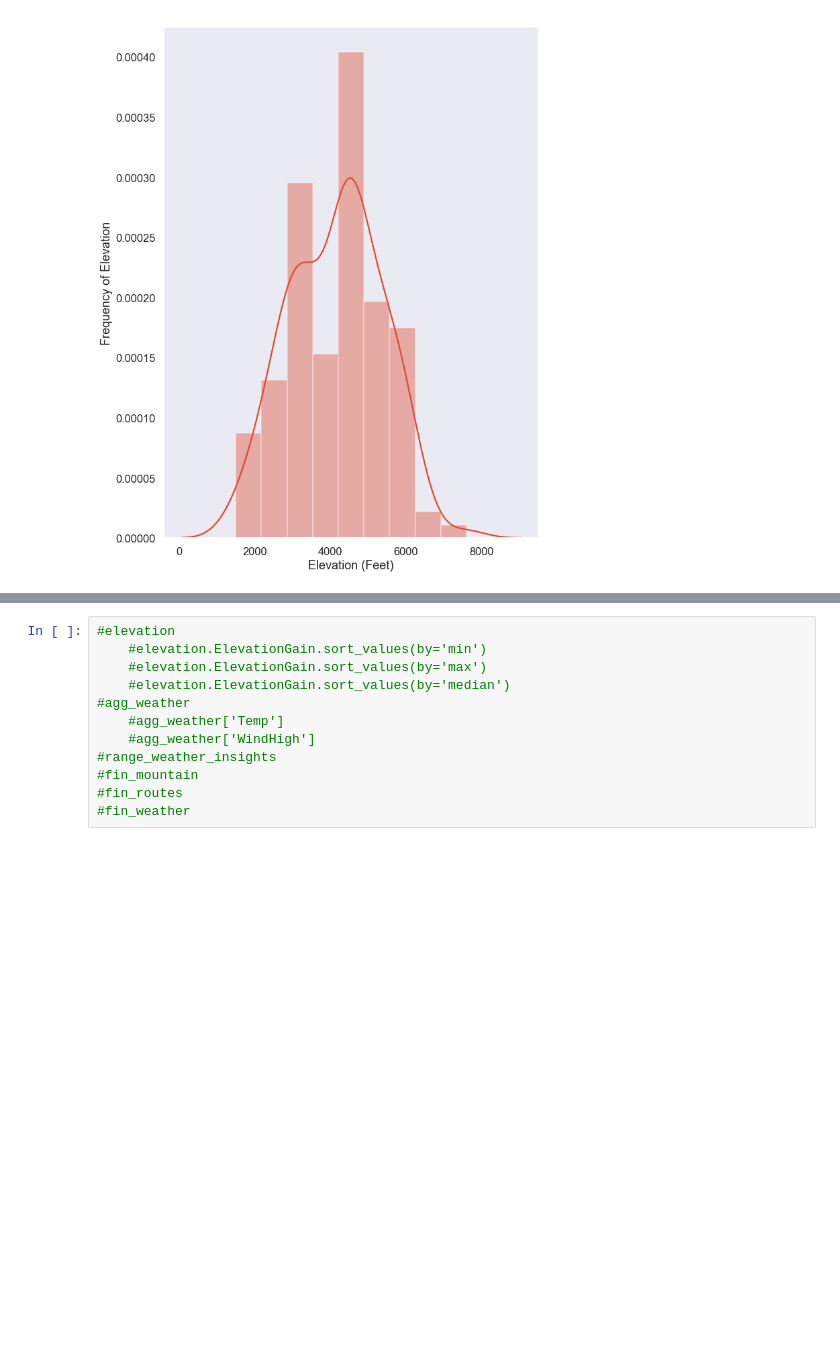
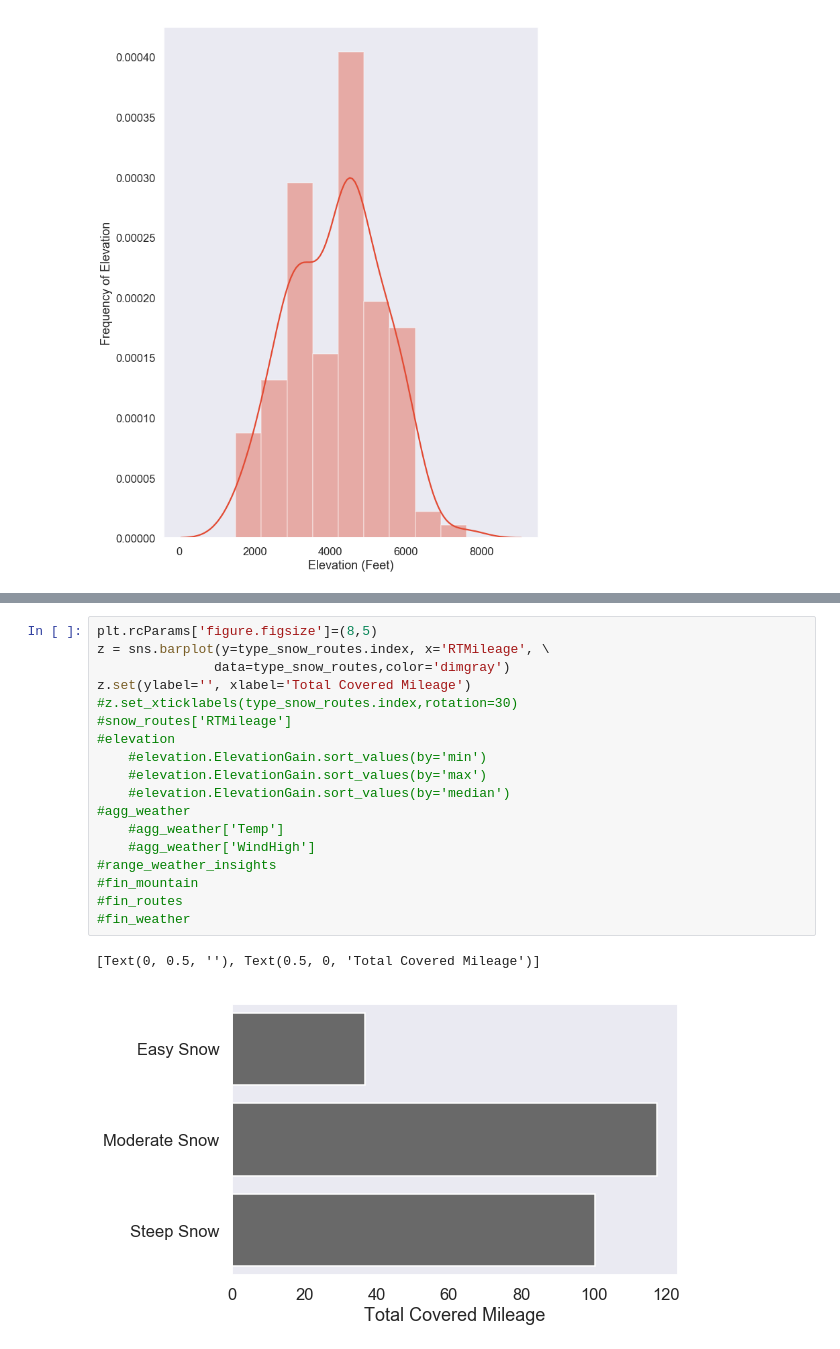
Before and after one commit to chanelle7/ENIAC, a Jupyter notebook: Colorado14ers.ipynb, the cells around one changed output, grey strips where cells are left out. Drawn from its saved outputs; the diff is of its cells as text; blank space fills up the shorter version.

```diff
--- a/Colorado14ers.ipynb
+++ b/Colorado14ers.ipynb
@@ -133,12 +189,21 @@ heat_map.set( xlabel="Evening Weather")
 # %%
+plt.rcParams['figure.figsize']=(8,5)
+z = sns.barplot(y=type_snow_routes.index, x='RTMileage', \
+               data=type_snow_routes,color='dimgray')
+z.set(ylabel='', xlabel='Total Covered Mileage')
+#z.set_xticklabels(type_snow_routes.index,rotation=30)
+#snow_routes['RTMileage']
 #elevation
     #elevation.ElevationGain.sort_values(by='min')
     #elevation.ElevationGain.sort_values(by='max')
     #elevation.ElevationGain.sort_values(by='median')
 #agg_weather
     #agg_weather['Temp']
     #agg_weather['WindHigh']
 #range_weather_insights
 #fin_mountain
 #fin_routes
 #fin_weather
+# %% [output]
+[Text(0, 0.5, ''), Text(0.5, 0, 'Total Covered Mileage')]
+[figure, added]
```
Also changed, not shown: parts of 6 cells of this notebook, 1 other file.
